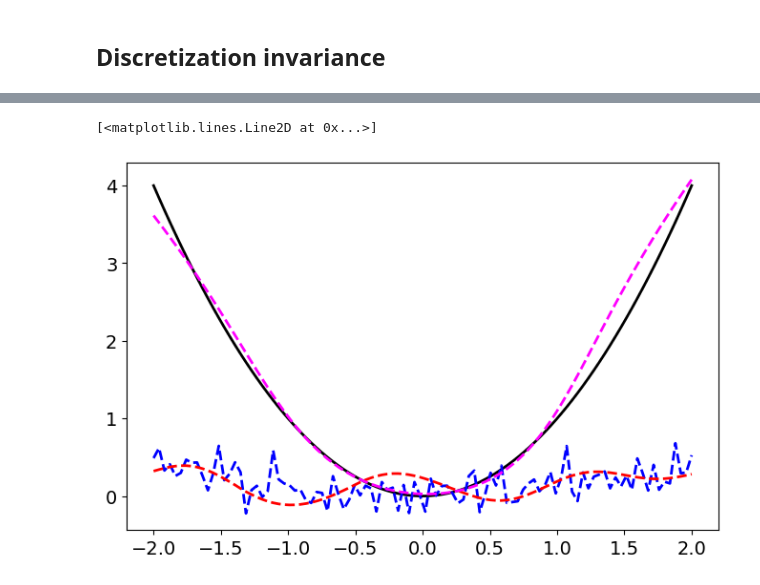
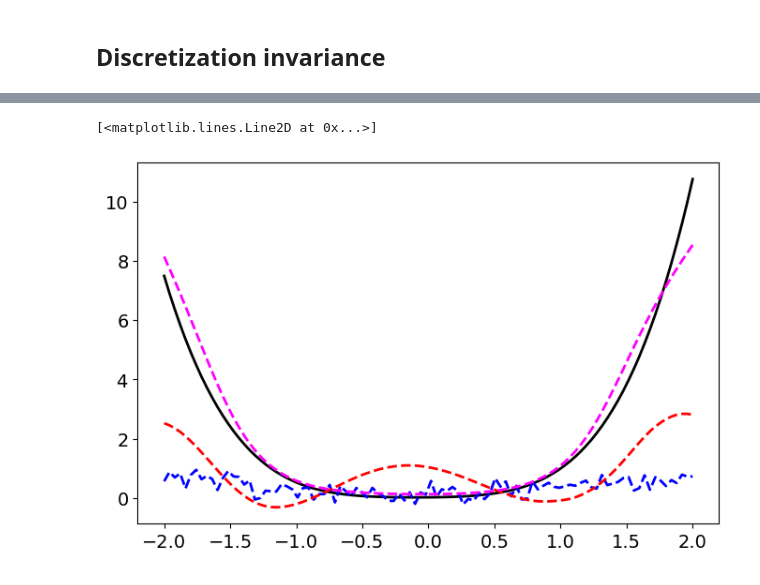
Before and after one commit to anthonyzhou-1/hamiltonian_pdes, a Jupyter notebook: examples.ipynb, the cells around one changed output, grey strips where cells are left out. Saved outputs shown, nothing was run; the diff lists cells and outputs as text; code cells hidden in the pictures.

```diff
--- a/examples.ipynb
+++ b/examples.ipynb
@@ -105,7 +105,7 @@ FNO_model = FNO_Wrapper(in_channels=2,
 nfconfig = {"kernel_name": "mlp",
             "func_dim": 1,
             "coord_dim": 1,
-            "kernel_type": "linear", # linear for F_l, nonlinear for F_nl
+            "kernel_type": "nonlinear", # linear for F_l, nonlinear for F_nl
             "quadrature": "trapezoidal",
             "mlp": {
                 "hidden_features": hidden_dim,
@@ -250,13 +250,13 @@ def get_derivatives(model, p_valid, x, mode="linear"):
 x = torch.linspace(-L, L, nx)
 x = x.to(device)
 
-losses_MLP, dF_du_MLP, dF_du_true = get_derivatives(MLP_model, p_valid, x)
-losses_FNO, dF_du_FNO, _ = get_derivatives(FNO_model, p_valid, x)
-losses_NF, dF_du_NF, _ = get_derivatives(NF_model, p_valid, x)
+#losses_MLP, dF_du_MLP, dF_du_true = get_derivatives(MLP_model, p_valid, x)
+#losses_FNO, dF_du_FNO, _ = get_derivatives(FNO_model, p_valid, x)
+#losses_NF, dF_du_NF, _ = get_derivatives(NF_model, p_valid, x)
 
-#losses_MLP, dF_du_MLP, dF_du_true = get_derivatives(MLP_model, p_valid, x, mode="nonlinear")
-#losses_FNO, dF_du_FNO, _ = get_derivatives(FNO_model, p_valid, x, mode="nonlinear")
-#losses_NF, dF_du_NF, _ = get_derivatives(NF_model, p_valid, x, mode="nonlinear")
+losses_MLP, dF_du_MLP, dF_du_true = get_derivatives(MLP_model, p_valid, x, mode="nonlinear")
+losses_FNO, dF_du_FNO, _ = get_derivatives(FNO_model, p_valid, x, mode="nonlinear")
+losses_NF, dF_du_NF, _ = get_derivatives(NF_model, p_valid, x, mode="nonlinear")
 
 print("MLP loss: ", torch.mean(torch.tensor(losses_MLP)))
 print("FNO loss: ", torch.mean(torch.tensor(losses_FNO)))
@@ -281,3 +281,22 @@ NF loss:  tensor(0.0007)
+# %%
+import pickle
+
+out_dict = {"coord": x.cpu(),
+            "p_valid": p_valid.cpu(),
+            "dF_du_true": dF_du_true,
+            "dF_du_MLP": dF_du_MLP,
+            "dF_du_FNO": dF_du_FNO,
+            "dF_du_NF": dF_du_NF,
+            "MLP_losses": MLP_losses,
+            "MLP_val_losses": MLP_val_losses,
+            "FNO_losses": FNO_losses,
+            "FNO_val_losses": FNO_val_losses,
+            "NF_losses": NF_losses,
+            "NF_val_losses": NF_val_losses,
+            }
+
+with open("logs/nonlinear_results.pkl", "wb") as f:
+    pickle.dump(out_dict, f)
 # %% [markdown]
 ## Discretization invariance
 # %%
@@ -327,11 +346,11 @@ NF valid loss:  0.21114042035187594
 # %%
-losses_MLP, dF_du_MLP, dF_du_true = get_derivatives(MLP_model, p_valid, x)
-losses_FNO, dF_du_FNO, _ = get_derivatives(FNO_model, p_valid, x)
-losses_NF, dF_du_NF, _ = get_derivatives(NF_model, p_valid, x)
+#losses_MLP, dF_du_MLP, dF_du_true = get_derivatives(MLP_model, p_valid, x)
+#losses_FNO, dF_du_FNO, _ = get_derivatives(FNO_model, p_valid, x)
+#losses_NF, dF_du_NF, _ = get_derivatives(NF_model, p_valid, x)
 
-#losses_MLP, dF_du_MLP, dF_du_true = get_derivatives(MLP_model, p_valid, x, mode="nonlinear")
-#losses_FNO, dF_du_FNO, _ = get_derivatives(FNO_model, p_valid, x, mode="nonlinear")
-#losses_NF, dF_du_NF, _ = get_derivatives(NF_model, p_valid, x, mode="nonlinear")
+losses_MLP, dF_du_MLP, dF_du_true = get_derivatives(MLP_model, p_valid, x, mode="nonlinear")
+losses_FNO, dF_du_FNO, _ = get_derivatives(FNO_model, p_valid, x, mode="nonlinear")
+losses_NF, dF_du_NF, _ = get_derivatives(NF_model, p_valid, x, mode="nonlinear")
 
 print("MLP loss: ", torch.mean(torch.tensor(losses_MLP)))
 print("FNO loss: ", torch.mean(torch.tensor(losses_FNO)))
@@ -355,2 +374,2 @@ NF loss:  tensor(0.0327)
 [<matplotlib.lines.Line2D at 0x...>]
-[figure, old version]
+[figure, new version]
```
Also changed, not shown: parts of 7 cells of this notebook, 5 other files.
